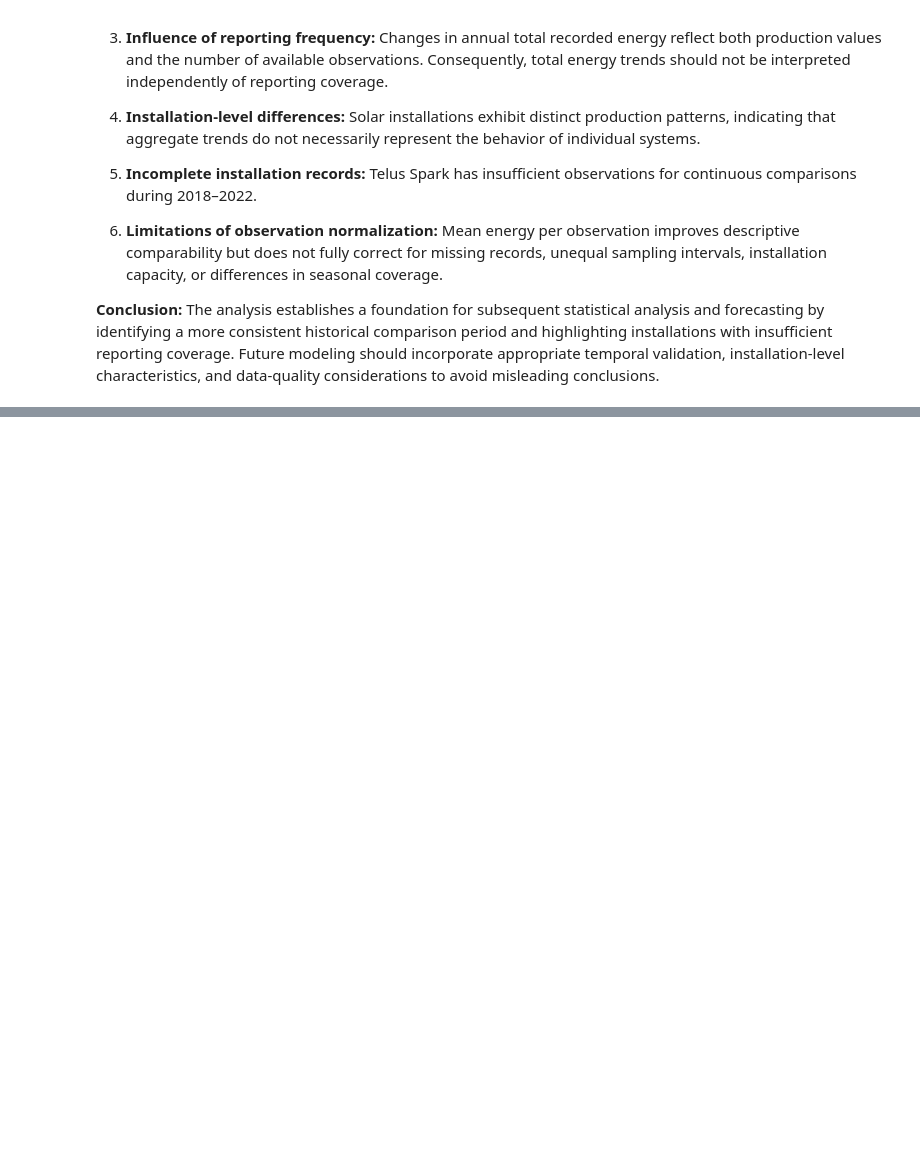
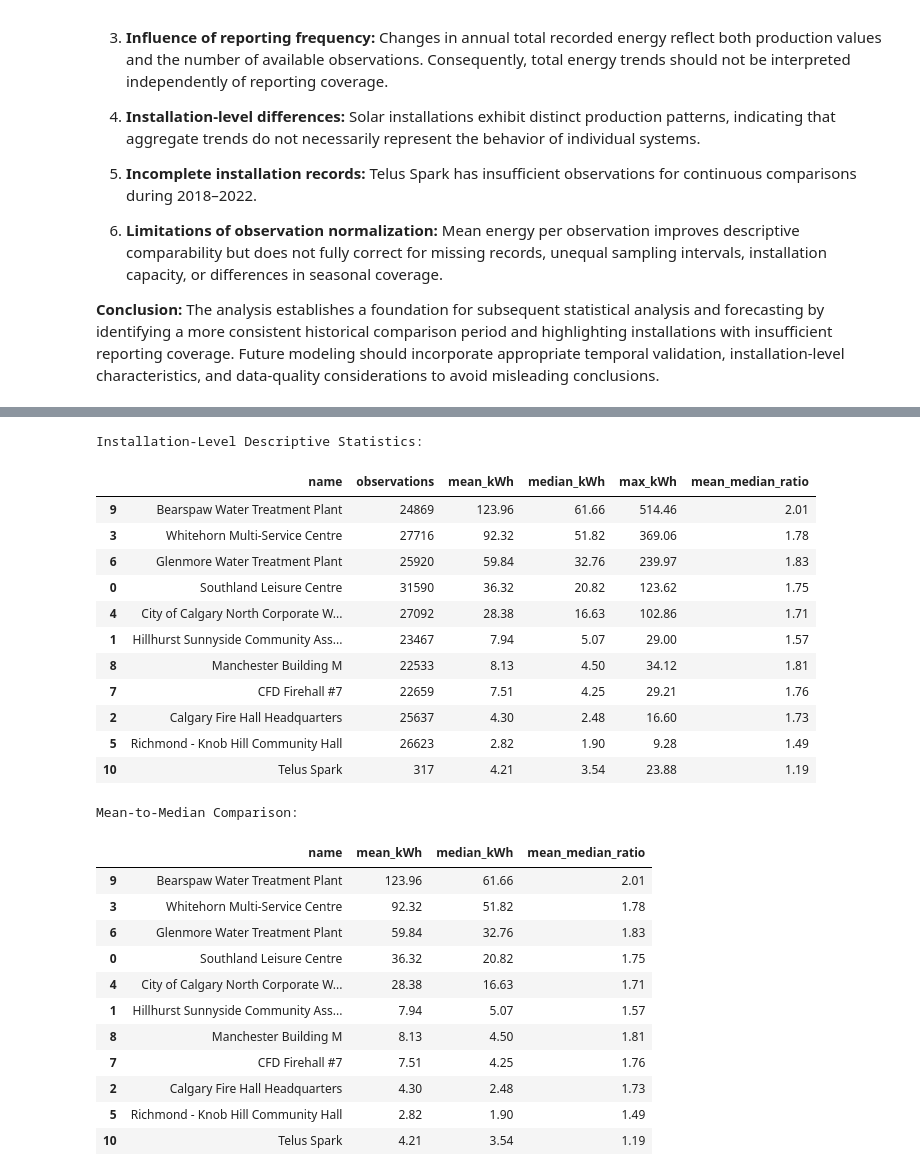
Before and after one commit to damisar/Solar-Energy-Production-Analysis, a Jupyter notebook: notebooks/solar_production_eda.ipynb, the cells around one changed output, grey strips where cells are left out. Drawn from its saved outputs; the diff is of its cells as text; code cells hidden in the pictures; blank space fills up the shorter version.

```diff
--- a/notebooks/solar_production_eda.ipynb
+++ b/notebooks/solar_production_eda.ipynb
@@ -2972,0 +2985,62 @@ The main findings are:
+# %%
+
+# Section 4.6.1 - Descriptive Statistics and Distribution Shape
+
+import pandas as pd
+import numpy as np
+
+# Create a separate copy to preserve the original summary
+distribution_summary = installation_summary.copy()
+
+# Calculate mean-to-median ratio
+distribution_summary["mean_median_ratio"] = (
+    distribution_summary["mean_kWh"]
+    / distribution_summary["median_kWh"].replace(0, np.nan)
+)
+
+# Display installation-level descriptive statistics
+print("Installation-Level Descriptive Statistics:")
+
+display(
+    distribution_summary[
+        ["name", "observations", "mean_kWh",
+         "median_kWh", "max_kWh", "mean_median_ratio"]
+    ].round(2)
+)
+
+# Compare mean and median energy production
+print("\nMean-to-Median Comparison:")
+
+display(
+    distribution_summary[
+        ["name", "mean_kWh", "median_kWh",
+         "mean_median_ratio"]
+    ].round(2)
+)
+# %% [output]
+Installation-Level Descriptive Statistics:
+|  | name | observations | mean_kWh | median_kWh | max_kWh | mean_median_ratio |
+| 9 | Bearspaw Water Treatment Plant | 24869 | 123.96 | 61.66 | 514.46 | 2.01 |
+| 3 | Whitehorn Multi-Service Centre | 27716 | 92.32 | 51.82 | 369.06 | 1.78 |
+| 6 | Glenmore Water Treatment Plant | 25920 | 59.84 | 32.76 | 239.97 | 1.83 |
+| 0 | Southland Leisure Centre | 31590 | 36.32 | 20.82 | 123.62 | 1.75 |
+| 4 | City of Calgary North Corporate W... | 27092 | 28.38 | 16.63 | 102.86 | 1.71 |
+| 1 | Hillhurst Sunnyside Community Ass... | 23467 | 7.94 | 5.07 | 29.00 | 1.57 |
+| 8 | Manchester Building M | 22533 | 8.13 | 4.50 | 34.12 | 1.81 |
+| 7 | CFD Firehall #7 | 22659 | 7.51 | 4.25 | 29.21 | 1.76 |
+| 2 | Calgary Fire Hall Headquarters | 25637 | 4.30 | 2.48 | 16.60 | 1.73 |
+| 5 | Richmond - Knob Hill Community Hall | 26623 | 2.82 | 1.90 | 9.28 | 1.49 |
+| 10 | Telus Spark | 317 | 4.21 | 3.54 | 23.88 | 1.19 |
+Mean-to-Median Comparison:
+|  | name | mean_kWh | median_kWh | mean_median_ratio |
+| 9 | Bearspaw Water Treatment Plant | 123.96 | 61.66 | 2.01 |
+| 3 | Whitehorn Multi-Service Centre | 92.32 | 51.82 | 1.78 |
+| 6 | Glenmore Water Treatment Plant | 59.84 | 32.76 | 1.83 |
+| 0 | Southland Leisure Centre | 36.32 | 20.82 | 1.75 |
+| 4 | City of Calgary North Corporate W... | 28.38 | 16.63 | 1.71 |
+| 1 | Hillhurst Sunnyside Community Ass... | 7.94 | 5.07 | 1.57 |
+| 8 | Manchester Building M | 8.13 | 4.50 | 1.81 |
+| 7 | CFD Firehall #7 | 7.51 | 4.25 | 1.76 |
+| 2 | Calgary Fire Hall Headquarters | 4.30 | 2.48 | 1.73 |
+| 5 | Richmond - Knob Hill Community Hall | 2.82 | 1.90 | 1.49 |
+| 10 | Telus Spark | 4.21 | 3.54 | 1.19 |
```
Also changed, not shown: parts of 14 cells of this notebook.
